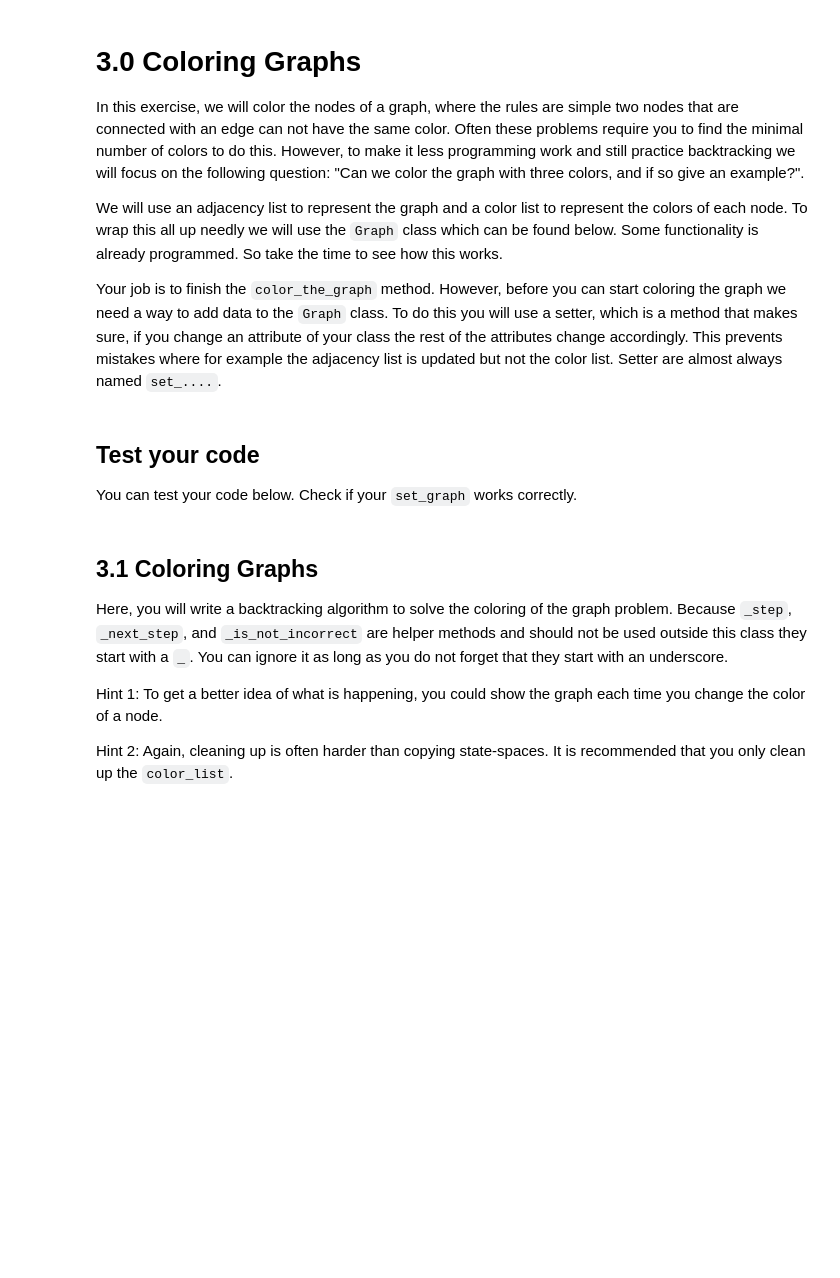
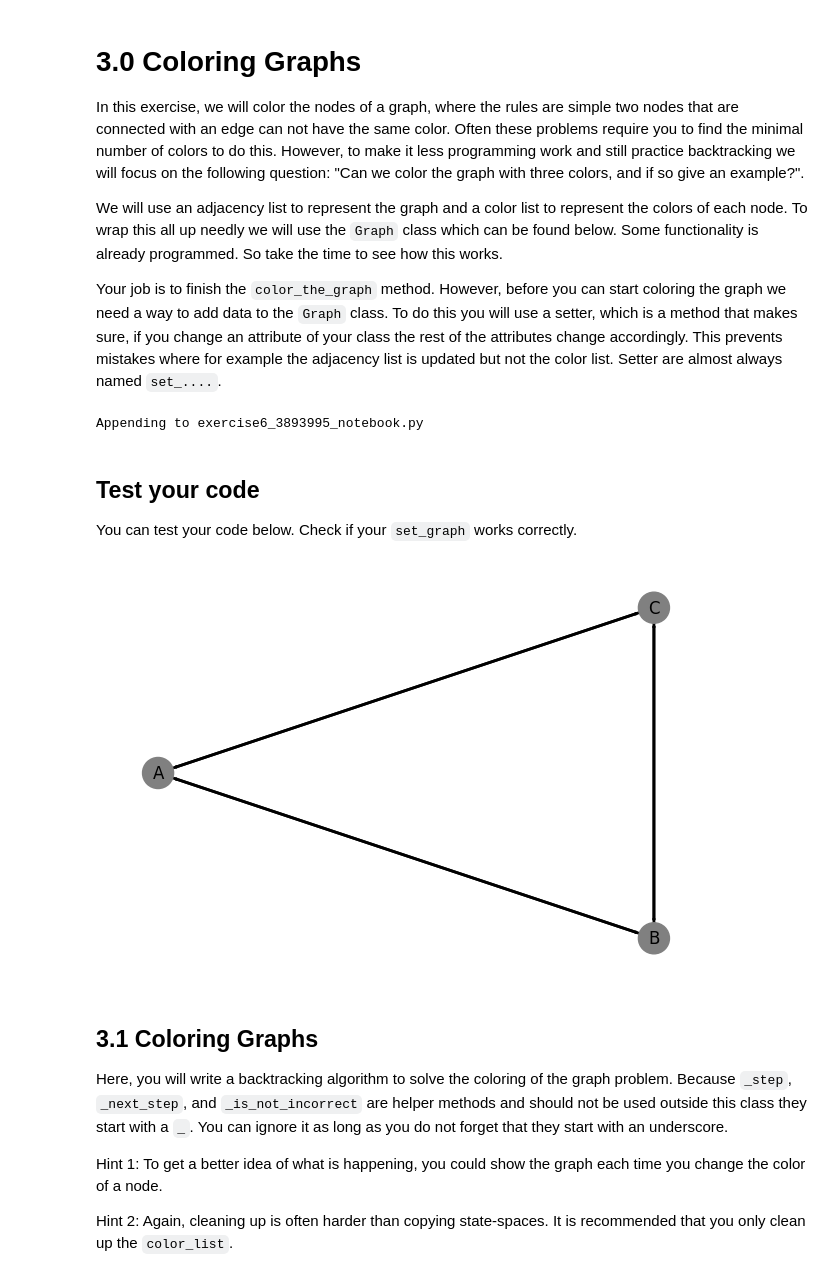
Before and after one commit to kooroshkz/Algorithms-and-Data-Structures, a Jupyter notebook: Problem-Set-6/exercises6.ipynb, the cells around one changed output. Drawn from its saved outputs; the diff is of its cells as text; code cells hidden in the pictures; blank space fills up the shorter version.

```diff
--- a/Problem-Set-6/exercises6.ipynb
+++ b/Problem-Set-6/exercises6.ipynb
@@ -462,7 +495,8 @@ class Graph():
         :param adjacency_list: The representation of the graph.
         :type adjacency_list: dict[str/int, set[str/int]]
         """
-        raise NotImplementedError("Please complete this method")
+        self.adjacency_list = adjacency_list
+        self.color_list = {node: None for node in adjacency_list.keys()}
 
     def show(self):
         """
@@ -484,12 +518,19 @@ class Graph():
                       arrowsize=1,
                       node_color=[c if c is not None else 'grey' for c in self.color_list.values()])
         plt.show()
+# %% [output]
+Appending to exercise6_3893995_notebook.py
 # %% [markdown]
 ## Test your code
 
 You can test your code below. Check if your `set_graph` works correctly.
 # %%
 # Write your own test here.
+graph = Graph()
+graph.set_graph({'A': {'B', 'C'}, 'B': {'A', 'C'}, 'C': {'A', 'B'}})
+graph.show()
+# %% [output]
+[figure, added]
 # %% [markdown]
 ## 3.1 Coloring Graphs
 
```
Also changed, not shown: parts of 9 cells of this notebook, 2 other files.
